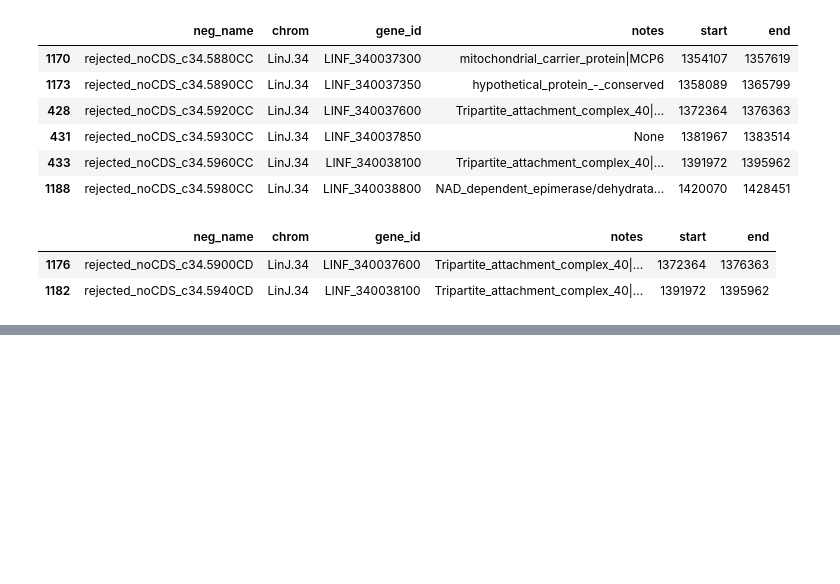
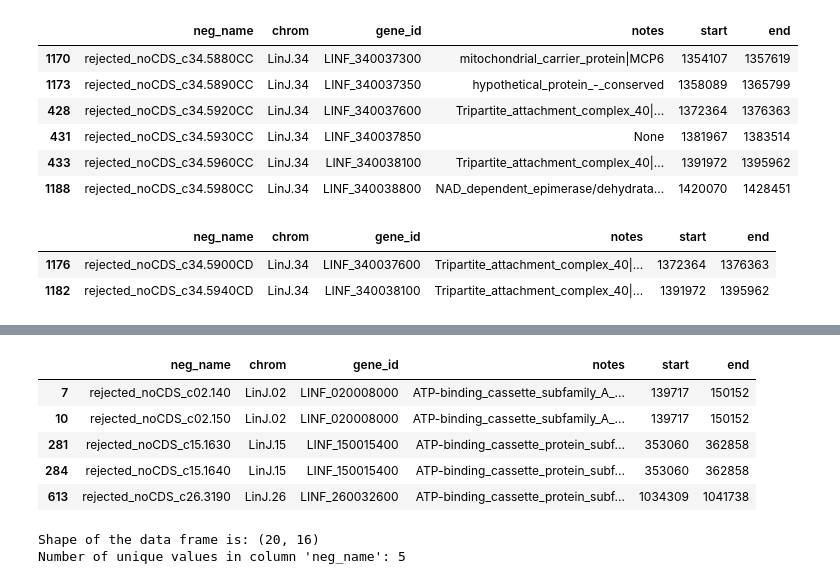
Before and after one commit to Viskuit/Test_BEDOPS, a Jupyter notebook: 25.Negative_analysis/1.NEGATIVE_location_Analysis.ipynb, the cells around one changed output, grey strips where cells are left out. Drawn from its saved outputs; the diff is of its cells as text; code cells hidden in the pictures; blank space fills up the shorter version.

```diff
--- a/25.Negative_analysis/1.NEGATIVE_location_Analysis.ipynb
+++ b/25.Negative_analysis/1.NEGATIVE_location_Analysis.ipynb
@@ -1435,0 +1906,3 @@ neg_to_filter.loc[
+# %%
+filter_data = search_string(neg_filtered, "LPG1")
+filter_data['notes'].value_counts()
@@ -1435,0 +1953,3 @@ neg_to_filter.loc[
+# %%
+filter_data = neg_filtered[neg_filtered['neg_name'].isin(filter_data['neg_name'])]
+checking_data(filter_data)
@@ -1435,0 +1966,5 @@ neg_to_filter.loc[
+# %%
+# Remove from "neg_filtered"
+neg_filtered = neg_filtered[~neg_filtered['neg_name'].isin(filter_data['neg_name'])]
+checking_data(neg_filtered)
+group_and_count(neg_filtered, "neg_name")
@@ -1435,0 +2001,18 @@ neg_to_filter.loc[
+# %%
+filter_data.loc[
+    filter_data["gene"] == True,
+    ['neg_name', 'chrom', 'gene_id', 'notes', 'start', 'end']
+]
+# %% [output]
+|  | neg_name | chrom | gene_id | notes | start | end |
+| 7 | rejected_noCDS_c02.140 | LinJ.02 | LINF_020008000 | ATP-binding_cassette_subfamily_A_... | 139717 | 150152 |
+| 10 | rejected_noCDS_c02.150 | LinJ.02 | LINF_020008000 | ATP-binding_cassette_subfamily_A_... | 139717 | 150152 |
+| 281 | rejected_noCDS_c15.1630 | LinJ.15 | LINF_150015400 | ATP-binding_cassette_protein_subf... | 353060 | 362858 |
+| 284 | rejected_noCDS_c15.1640 | LinJ.15 | LINF_150015400 | ATP-binding_cassette_protein_subf... | 353060 | 362858 |
+| 613 | rejected_noCDS_c26.3190 | LinJ.26 | LINF_260032600 | ATP-binding_cassette_protein_subf... | 1034309 | 1041738 |
+# %%
+filter_data = neg_filtered[neg_filtered['neg_name'].isin(filter_data['neg_name'])]
+checking_data(filter_data)
+# %% [output]
+Shape of the data frame is: (20, 16)
+Number of unique values in column 'neg_name': 5
```
Also changed, not shown: parts of 95 cells of this notebook.
